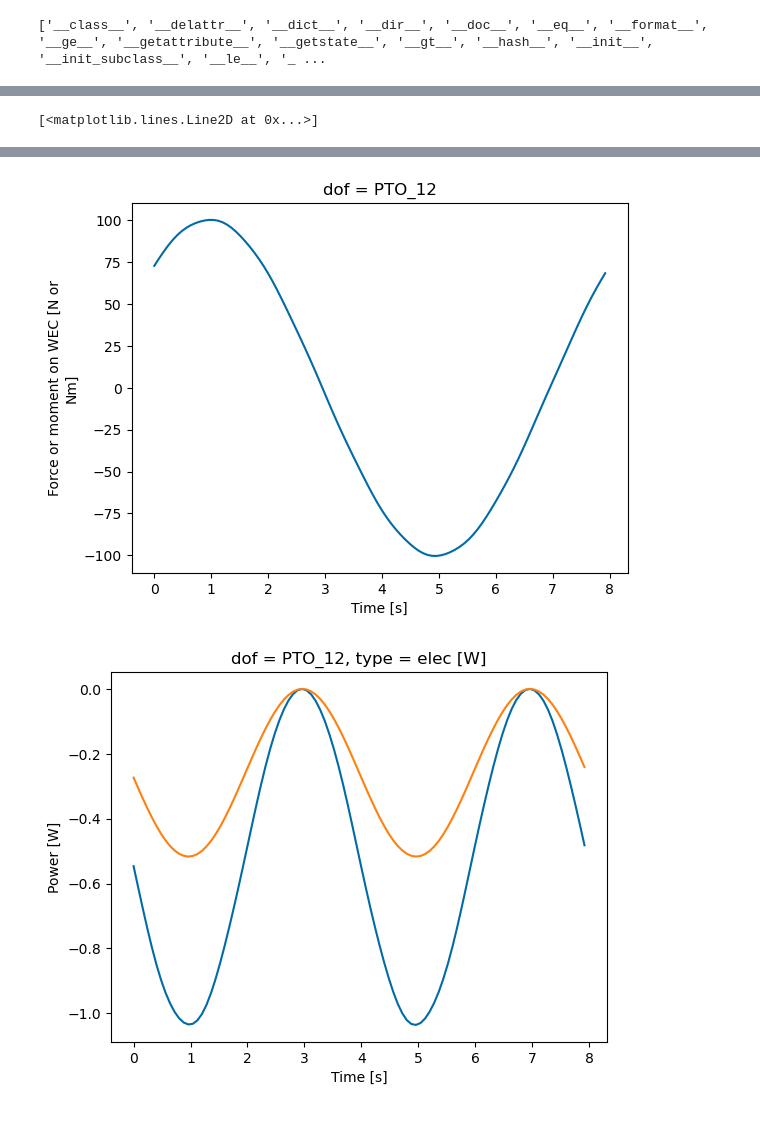
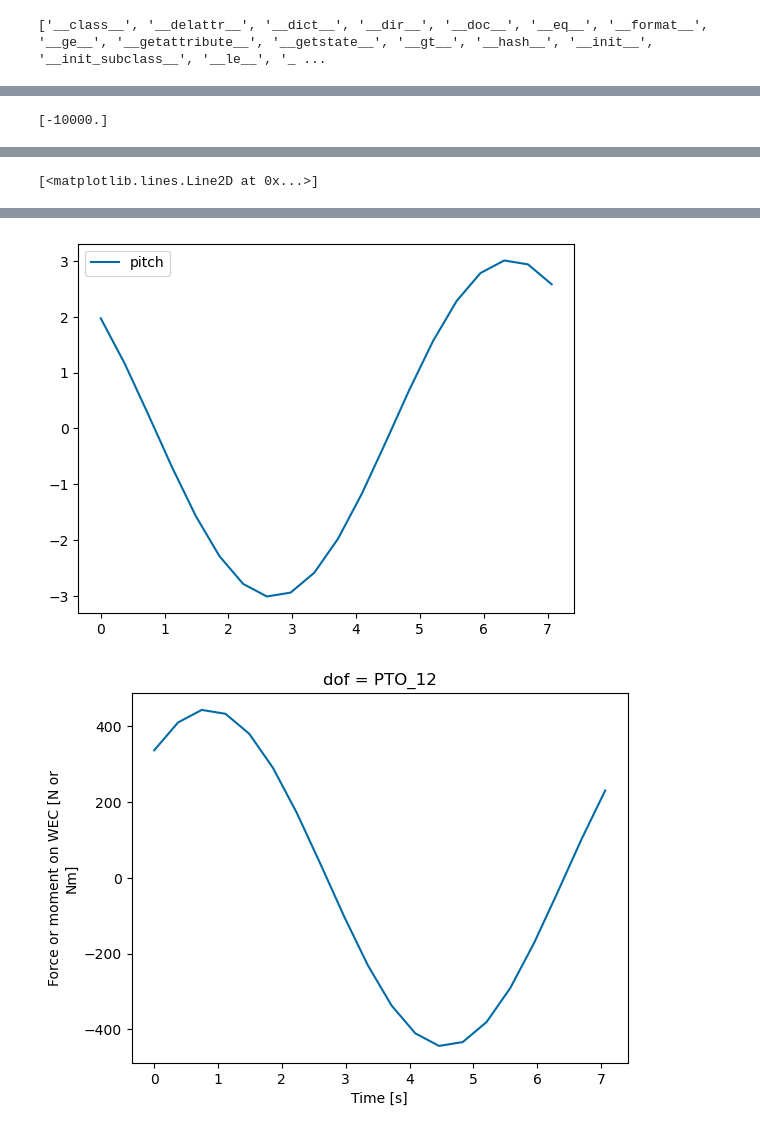
Before and after one commit to jtgrasb/WecOptTool, a Jupyter notebook: examples/pitch_1bod.ipynb, the cells around one changed output, grey strips where cells are left out. Drawn from its saved outputs; the diff is of its cells as text; code cells hidden in the pictures.

```diff
--- a/examples/pitch_1bod.ipynb
+++ b/examples/pitch_1bod.ipynb
@@ -18,13 +19,13 @@ logging.getLogger().setLevel(logging.INFO)
 # %% [markdown]
 ### Waves and Frequency array
 # %%
-wavefreq = 1/8 # Hz
+wavefreq = 1/7.4371 # Hz
 f1 = wavefreq
-nfreq = 10
+nfreq = 2
 
 freq = wot.frequency(f1, nfreq, False) # False -> no zero frequency
 
-amplitude = 0.0625 # m
+amplitude = 0.5/2 # m
 phase = 30 # degrees
 wavedir = 0 # degrees
 
@@ -60,7 +61,7 @@ for nBod in range(numBodies):
         meshObj = load_from_meshio(rectMesh, 'Rect')
         lid_pos = meshObj.lowest_lid_position(f1*nfreq*2*np.pi)
         print(lid_pos)
-        #lid_pos = -.05
+        lid_pos = -.05
         lidMesh = meshObj.generate_lid(z=lid_pos)
 
         # define the floating body
@@ -298,7 +277,7 @@ Attributes:
 name = ["PTO_12",]
 kinematics = np.array([[1]])
 pto_ndof = 1
-controller = None
+controller = wot.pto.controller_p
 loss = None
 #pto_impedance = None
 
@@ -358,12 +337,15 @@ print(dir(wec))
 # %%
 obj_fun = pto.mechanical_average_power
 obj_fun = pto.average_power
-nstate_opt = 2*nfreq
+nstate_opt = 1
 
 options = {'maxiter': 200}
 scale_x_wec = 1e1
 scale_x_opt = 1e-1
 scale_obj = 1e0
+
+# realistic bounds for Kp
+bounds = Bounds([-1e4],[-1e4])
 
 results = wec.solve(
     waves,
@@ -373,6 +355,7 @@ results = wec.solve(
     scale_x_wec=scale_x_wec,
     scale_x_opt=scale_x_opt,
     scale_obj=scale_obj,
+    bounds_opt=bounds,
     )
 
 opt_average_power = results[0].fun
@@ -414,6 +383,8 @@ def pto_location(wec, x_wec, x_opt, waves):
     return pto_location
 # %%
 x_wec, x_opt = wec.decompose_state(results[0].x)
+
+print(x_opt)
 
 nsubsteps = 5
 pto_fdom, pto_tdom = pto.post_process(wec, results, waves, nsubsteps=nsubsteps)
@@ -421,7 +392,13 @@ wec_fdom, wec_tdom = wec.post_process(wec, results, waves, nsubsteps=nsubsteps)
 
 plt.figure()
 #wec_tdom[0]['pos'].plot(label='heave')
-wec_tdom[0]['pos'].plot(label='pitch')
+plt.plot(wec_tdom[0]['time'],np.squeeze(wec_tdom[0]['wave_elev']))
+plt.title('Wave elevation (m)')
+plt.legend()
+
+plt.figure()
+#wec_tdom[0]['pos'].plot(label='heave')
+plt.plot(wec_tdom[0]['time'],np.squeeze(wec_tdom[0]['pos']*180/np.pi),label='pitch')
 plt.legend()
 
 plt.figure()
@@ -431,4 +408,4 @@ plt.figure()
 pto_tdom[0]['power'].loc['mech',:,:].plot()
 pto_tdom[0]['power'].loc['elec',:,:].plot()
 # %% [output]
-[<matplotlib.lines.Line2D at 0x...>]
+[-10000.]
@@ -434,0 +414 @@ pto_tdom[0]['power'].loc['elec',:,:].plot()
+[<matplotlib.lines.Line2D at 0x...>]
@@ -436,2 +416,2 @@ pto_tdom[0]['power'].loc['elec',:,:].plot()
-[figure, old version]
+[figure, new version]
-[figure, old version]
+[figure, new version]
```
Also changed, not shown: parts of 9 cells of this notebook, 24 other files.
